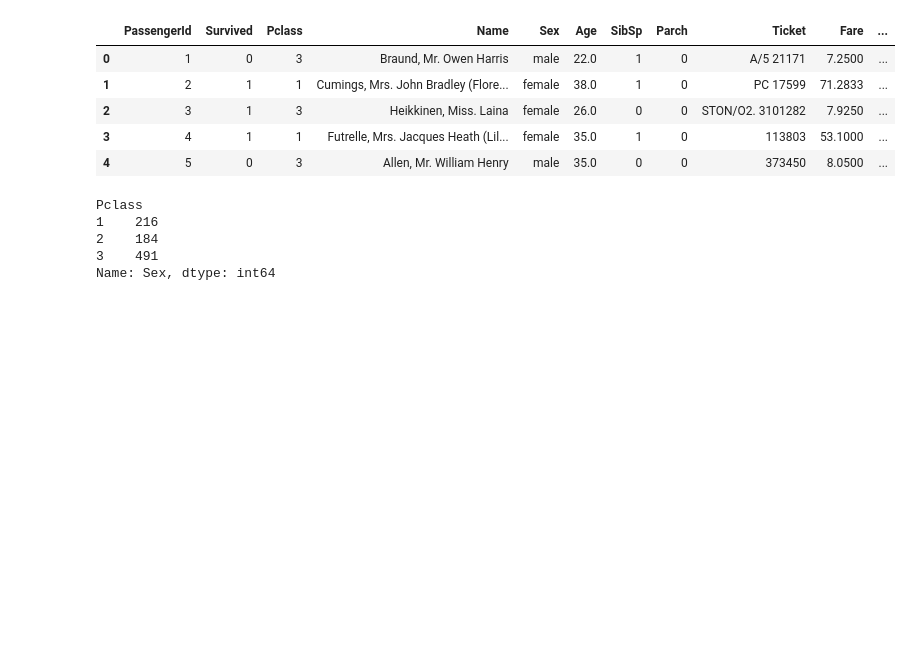
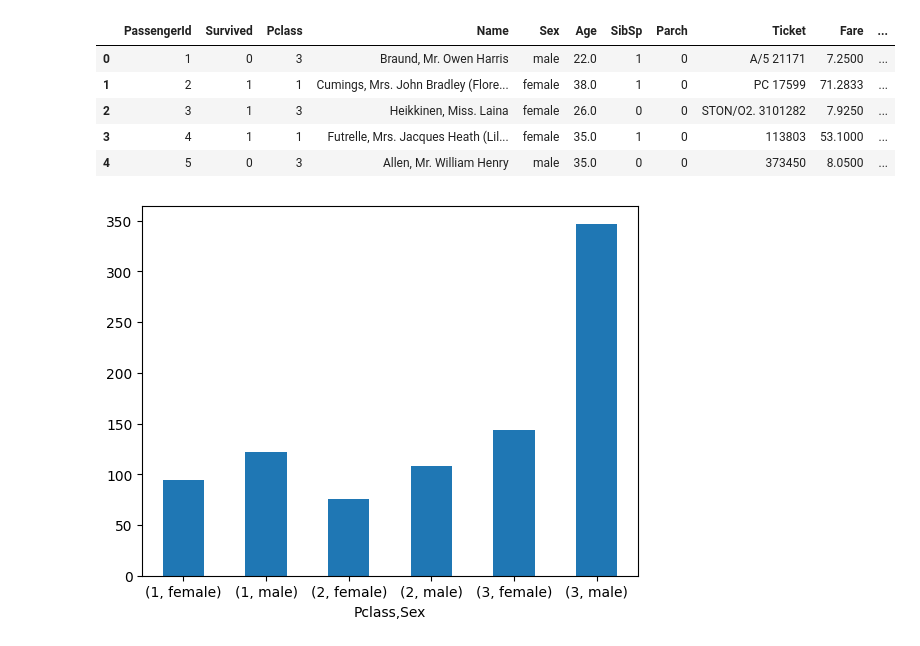
Before and after one commit to SeanJamesJr/Unit2, a Jupyter notebook: titanic.ipynb, the cells around one changed output. Cells and saved outputs as stored; diff of their text form; code cells hidden in the pictures; blank space fills up the shorter version.

```diff
--- a/titanic.ipynb
+++ b/titanic.ipynb
@@ -9,11 +10,13 @@ df.head()
 | 2 | 3 | 1 | 3 | Heikkinen, Miss. Laina | female | 26.0 | 0 | 0 | STON/O2. 3101282 | 7.9250 | ... |
 | 3 | 4 | 1 | 1 | Futrelle, Mrs. Jacques Heath (Lil... | female | 35.0 | 1 | 0 | 113803 | 53.1000 | ... |
 | 4 | 5 | 0 | 3 | Allen, Mr. William Henry | male | 35.0 | 0 | 0 | 373450 | 8.0500 | ... |
-# %%
-df.groupby("Pclass").Sex.count()
-# %% [output]
-Pclass
-1    216
-2    184
-3    491
-Name: Sex, dtype: int64
+# %%
+data1 = df.groupby(["Pclass","Sex"])['Survived'].count()
+# sets data to each columns info
+# %%
+
+import matplotlib.pyplot as plt
+data1.plot.bar(x='Sex', y = 'Pclass',rot=0);
+#plots data on graph
+# %% [output]
+[figure, added]
```
Also changed, not shown: parts of 6 cells of this notebook, 3 other files.
